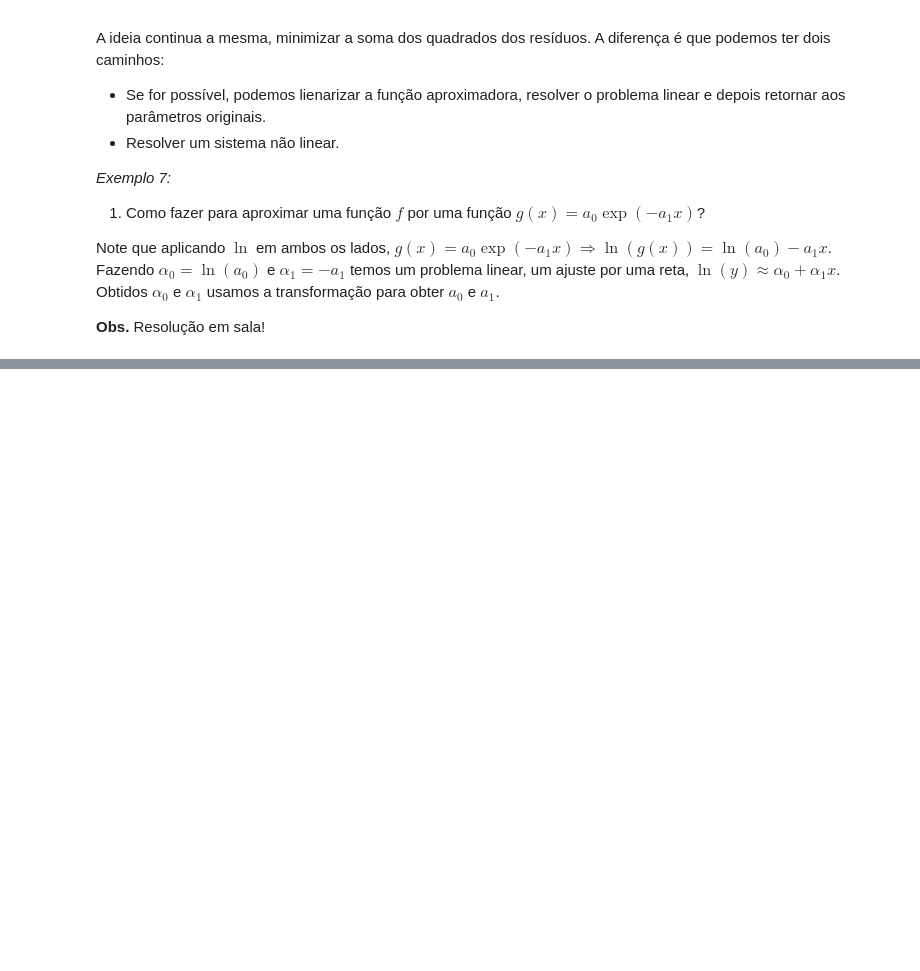
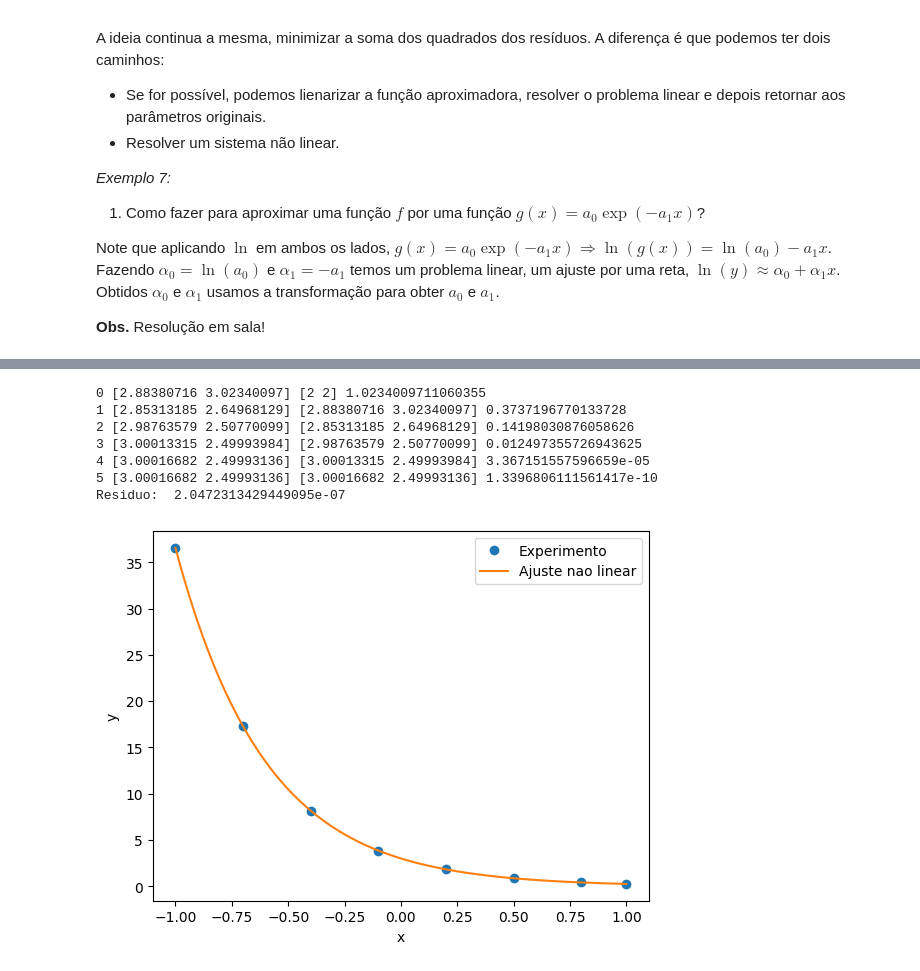
Before and after one commit to pccalegari/exemplos-CN, a Jupyter notebook: MMQ.ipynb, the cells around one changed output, grey strips where cells are left out. Saved outputs shown, nothing was run; the diff lists cells and outputs as text; code cells hidden in the pictures; blank space fills up the shorter version.

```diff
--- a/MMQ.ipynb
+++ b/MMQ.ipynb
@@ -740,0 +788,79 @@ import numpy as np
+# %%
+import matplotlib.pyplot as plt
+import numpy as np
+from scipy import optimize
+
+def gnlinear(x, a):
+    y = a[0]*np.exp(-a[1]*x)
+    return y
+
+def rnlinear(a, x, y):
+    return y - gnlinear(x, a)
+
+def residuo(a, x, y):
+    soma = 0
+    n = len(x)
+    for i in range(n):
+        soma += (y[i] - gnlinear(x[i], a))**2
+    return soma/2
+
+def gaussnewton(a0, x, y):
+    tol = 1.0e-8
+    kmax = 10
+    k = 0
+    erro = 1
+    n = len(x)
+    rhs = np.zeros(n)
+    Jac = np.zeros((n,2))
+    while(erro > tol and k < kmax):
+        for i in range(n):
+            rhs[i] = rnlinear(a0, x[i], y[i])
+            Jac[i][0] = (-np.exp(-a0[1]*x[i]))
+            Jac[i][1] = (a0[0]*x[i]*np.exp(-a0[1]*x[i]))
+        A = np.dot(np.transpose(Jac),Jac)
+        b = -np.dot(np.transpose(Jac),rhs)
+        p = np.linalg.solve(A,b)
+        a = a0 + p
+        erro = max(abs(p))
+        print(k, a, a0, erro)
+        a0 = a
+        k += 1
+    return a
+
+def main():
+    x = np.array([-1, -0.7, -0.4, -0.1, 0.2, 0.5, 0.8, 1])
+    y = np.array([36.547, 17.264, 8.155, 3.852, 1.82, 0.86, 0.406, 0.246])
+    n = len(x)
+    x_min = x[0]
+    x_max = x[n-1]
+
+    a0 = np.array([2,2])
+    a = gaussnewton(a0, x, y)
+
+    #res_lsq = optimize.least_squares(rnlinear, a0, args=(x, y))
+    #print("Parâmetros do ajuste Não linear")
+    #print(res_lsq)
+    #a =  res_lsq.x
+    print("Residuo: ", residuo(a, x, y))
+    xx = np.linspace(x_min, x_max, 100)
+
+    y_lsq = fnlinear(xx, a)
+
+    plt.figure(2)
+    plt.plot(x, y, 'o', label='Experimento')
+    plt.plot(xx, y_lsq, label='Ajuste nao linear')
+    plt.xlabel("x")
+    plt.ylabel("y")
+    plt.legend()
+    plt.show()
+
+main()
+# %% [output]
+0 [2.88380716 3.02340097] [2 2] 1.0234009711060355
+1 [2.85313185 2.64968129] [2.88380716 3.02340097] 0.3737196770133728
+2 [2.98763579 2.50770099] [2.85313185 2.64968129] 0.14198030876058626
+3 [3.00013315 2.49993984] [2.98763579 2.50770099] 0.012497355726943625
+4 [3.00016682 2.49993136] [3.00013315 2.49993984] 3.367151557596659e-05
+5 [3.00016682 2.49993136] [3.00016682 2.49993136] 1.3396806111561417e-10
+Residuo:  2.0472313429449095e-07
+[figure, added]
```
Also changed, not shown: parts of 10 cells of this notebook.
